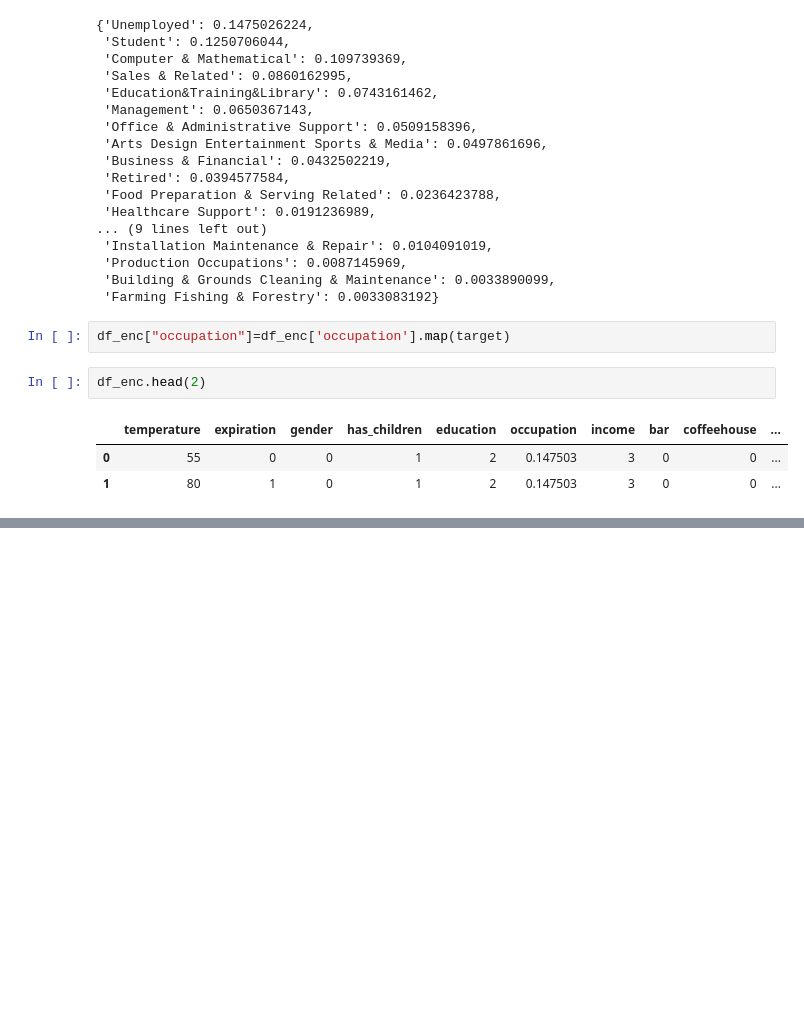
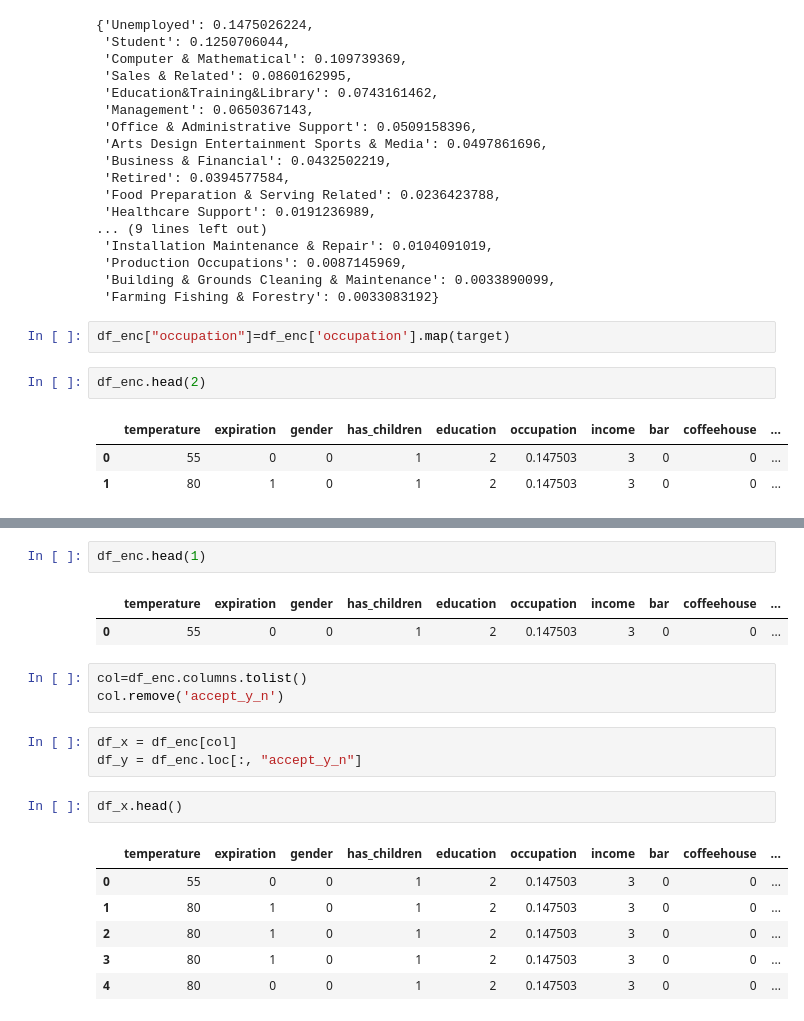
Before and after one commit to prasadPattuvamVeedu/Predicting-Coupon-Acceptance-, a Jupyter notebook: ecommerce.ipynb, the cells around one changed output, grey strips where cells are left out. Drawn from its saved outputs; the diff is of its cells as text; blank space fills up the shorter version.

```diff
--- a/ecommerce.ipynb
+++ b/ecommerce.ipynb
@@ -1758,0 +1975,20 @@ df_enc.head(2)
+# %%
+df_enc.head(1)
+# %% [output]
+|  | temperature | expiration | gender | has_children | education | occupation | income | bar | coffeehouse | ... |
+| 0 | 55 | 0 | 0 | 1 | 2 | 0.147503 | 3 | 0 | 0 | ... |
+# %%
+col=df_enc.columns.tolist()
+col.remove('accept_y_n')
+# %%
+df_x = df_enc[col]
+df_y = df_enc.loc[:, "accept_y_n"]
+# %%
+df_x.head()
+# %% [output]
+|  | temperature | expiration | gender | has_children | education | occupation | income | bar | coffeehouse | ... |
+| 0 | 55 | 0 | 0 | 1 | 2 | 0.147503 | 3 | 0 | 0 | ... |
+| 1 | 80 | 1 | 0 | 1 | 2 | 0.147503 | 3 | 0 | 0 | ... |
+| 2 | 80 | 1 | 0 | 1 | 2 | 0.147503 | 3 | 0 | 0 | ... |
+| 3 | 80 | 1 | 0 | 1 | 2 | 0.147503 | 3 | 0 | 0 | ... |
+| 4 | 80 | 0 | 0 | 1 | 2 | 0.147503 | 3 | 0 | 0 | ... |
```
Also changed, not shown: parts of 33 cells of this notebook.
